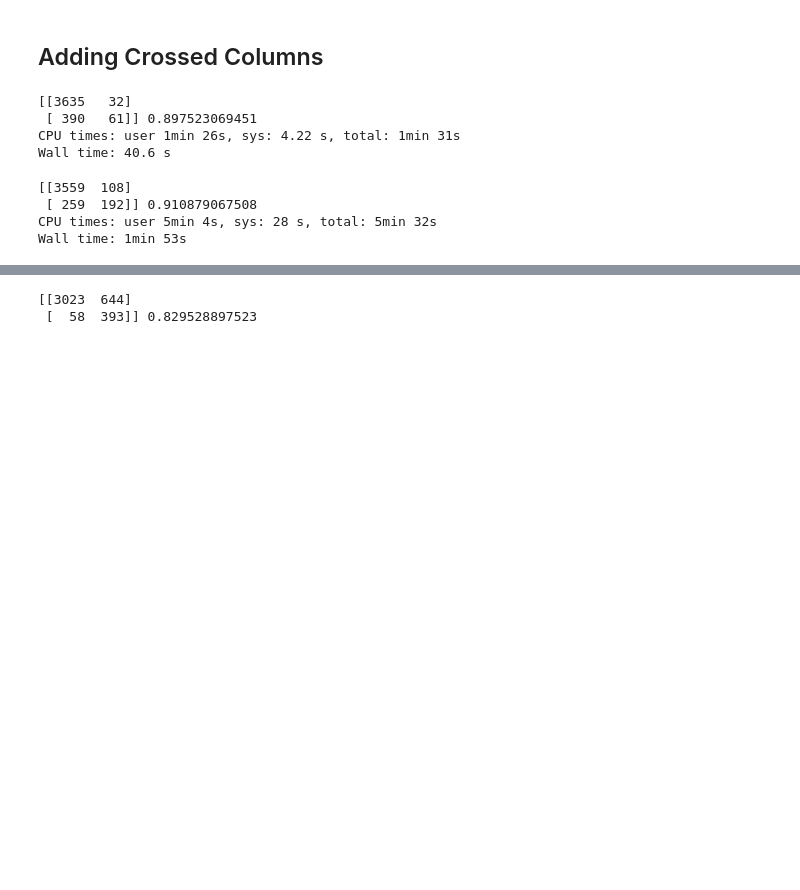
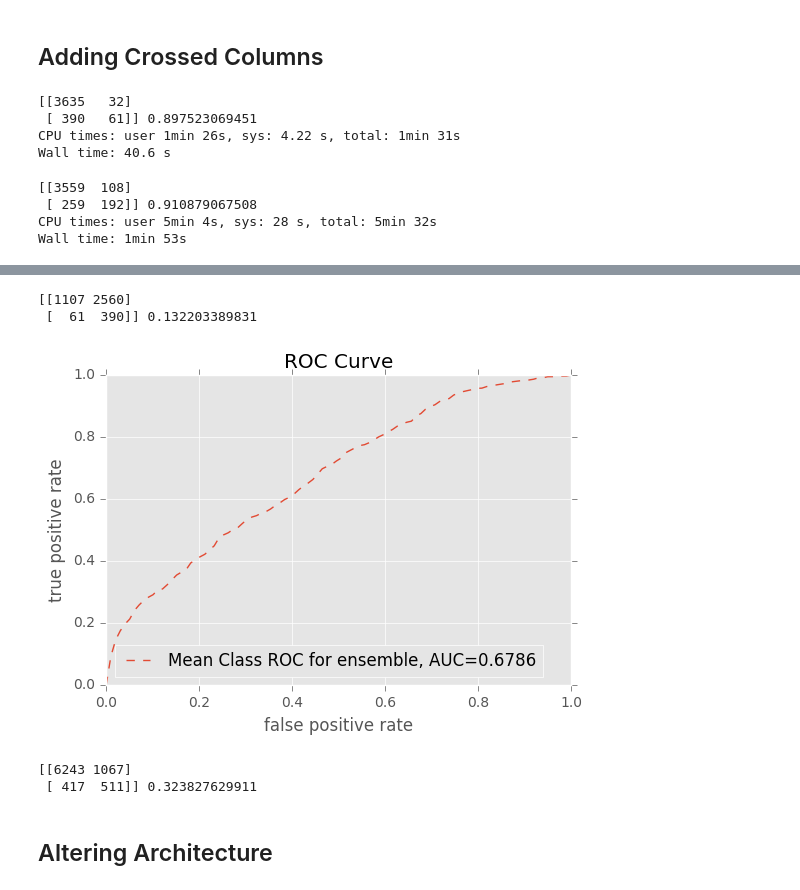
Before and after one commit to egabrielsen/MachineLearning, a Jupyter notebook: Lab07/Lab07-Con.ipynb, the cells around one changed output, grey strips where cells are left out. Saved outputs shown, nothing was run; the diff lists cells and outputs as text; code cells hidden in the pictures; blank space fills up the shorter version.

```diff
--- a/Lab07/Lab07-Con.ipynb
+++ b/Lab07/Lab07-Con.ipynb
@@ -553,0 +425,26 @@ def setup_wide_deep_columns():
+# %%
+#%%time
+
+wide_columns, deep_columns = setup_wide_deep_columns()
+clf = learn.DNNLinearCombinedClassifier(
+                        linear_feature_columns=wide_columns,
+                        dnn_feature_columns=deep_columns,
+                        dnn_hidden_units=[100, 50])
+
+input_wrapper = lambda:process_input(df_train,'y',categorical_headers, numeric_headers, undersample=True)
+output_wrapper = lambda:process_input(df_test,None,categorical_headers, numeric_headers)
+clf_fit = clf.fit(input_fn=input_wrapper, steps=2500)
+# %%
+yhat = clf.predict(input_fn=output_wrapper)
+# the output is now an iterable value, so we need to step over it
+yhat = [x for x in yhat]
+print(mt.confusion_matrix(y_test,yhat),mt.precision_score(y_test,yhat))
+# %% [output]
+[[1107 2560]
+ [  61  390]] 0.132203389831
+# %%
+probas = clf.predict_proba(input_fn=output_wrapper)
+probas = np.array([ x for x in probas])
+plot_roc(probas, y_test)
+# %% [output]
+[figure, added]
@@ -554,20 +502,48 @@ def setup_wide_deep_columns():
+# %%
+# attempting to statify
+cv = StratifiedShuffleSplit(n_splits=3, test_size=.2)
+
+wide_columns, deep_columns = setup_wide_deep_columns()
+clf = learn.DNNLinearCombinedClassifier(
+                        linear_feature_columns=wide_columns,
+                        dnn_feature_columns=deep_columns,
+                        dnn_hidden_units=[100, 50])
+
+for train_index, test_index in cv.split(df_train, df_train.y):
+    input_wrapper = lambda:process_input(df_train.loc[train_index],'y',categorical_headers, numeric_headers, oversample=True)
+    output_wrapper = lambda:process_input(df_train.loc[test_index],None,categorical_headers, numeric_headers)
+
+    clf.fit(input_fn=input_wrapper, steps=2500)
+
+    yhat = clf.predict(input_fn=output_wrapper)
+    # the output is now an iterable value, so we need to step over it
+    yhat = [x for x in yhat]
+    print(mt.confusion_matrix(y_train[test_index],yhat),mt.precision_score(y_train[test_index],yhat))
+#     probas = clf.predict_proba(input_fn=output_wrapper)
+#     probas = np.array([ x for x in probas])
+#     plot_roc(probas, yhat)
+# %% [output]
+[[6243 1067]
+ [ 417  511]] 0.323827629911
+# %% [markdown]
+## Altering Architecture
 # %%
-#%%time
+cv = StratifiedShuffleSplit(n_splits=3, test_size=.2)
 
 wide_columns, deep_columns = setup_wide_deep_columns()
 clf = learn.DNNLinearCombinedClassifier(
                         linear_feature_columns=wide_columns,
                         dnn_feature_columns=deep_columns,
-                        dnn_hidden_units=[100, 50])
+                        dnn_hidden_units=[100, 50, 20])
 
-input_wrapper = lambda:process_input(df_train,'y',categorical_headers, numeric_headers, oversample=True)
-output_wrapper = lambda:process_input(df_test,None,categorical_headers, numeric_headers)
-clf.fit(input_fn=input_wrapper, steps=2500)
+for train_index, test_index in cv.split(df_train, df_train.y):
+    input_wrapper = lambda:process_input(df_train.loc[train_index],'y',categorical_headers, numeric_headers, undersample=True)
+    output_wrapper = lambda:process_input(df_train.loc[test_index],None,categorical_headers, numeric_headers)
 
-yhat = clf.predict(input_fn=output_wrapper)
-# the output is now an iterable value, so we need to step over it
-yhat = [x for x in yhat]
-print(mt.confusion_matrix(y_test,yhat),mt.accuracy_score(y_test,yhat))
+    clf.fit(input_fn=input_wrapper, steps=2500)
+
+    yhat = clf.predict(input_fn=output_wrapper)
+    # the output is now an iterable value, so we need to step over it
+    yhat = [x for x in yhat]
+    print(mt.confusion_matrix(y_train[test_index],yhat),mt.accuracy_score(y_train[test_index],yhat))
+    plot_roc(y_train[test_index], yhat)
-# %% [output]
-[[3023  644]
- [  58  393]] 0.829528897523
```
Also changed, not shown: parts of 23 cells of this notebook.
